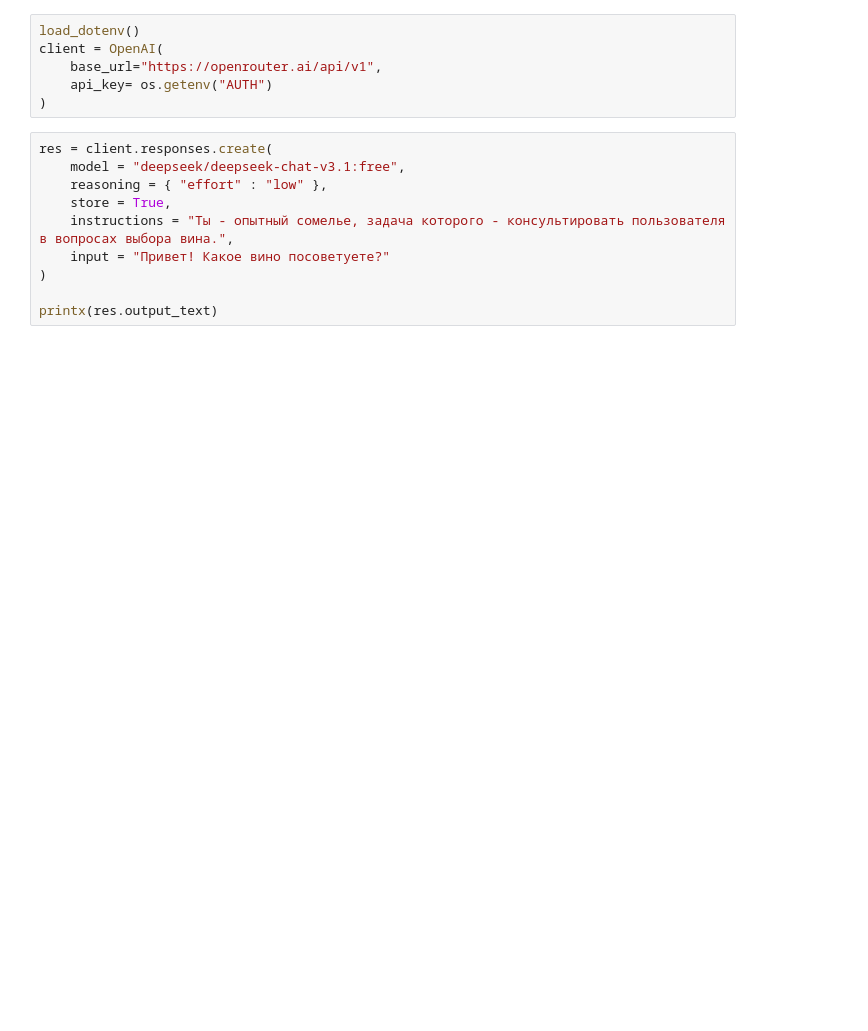
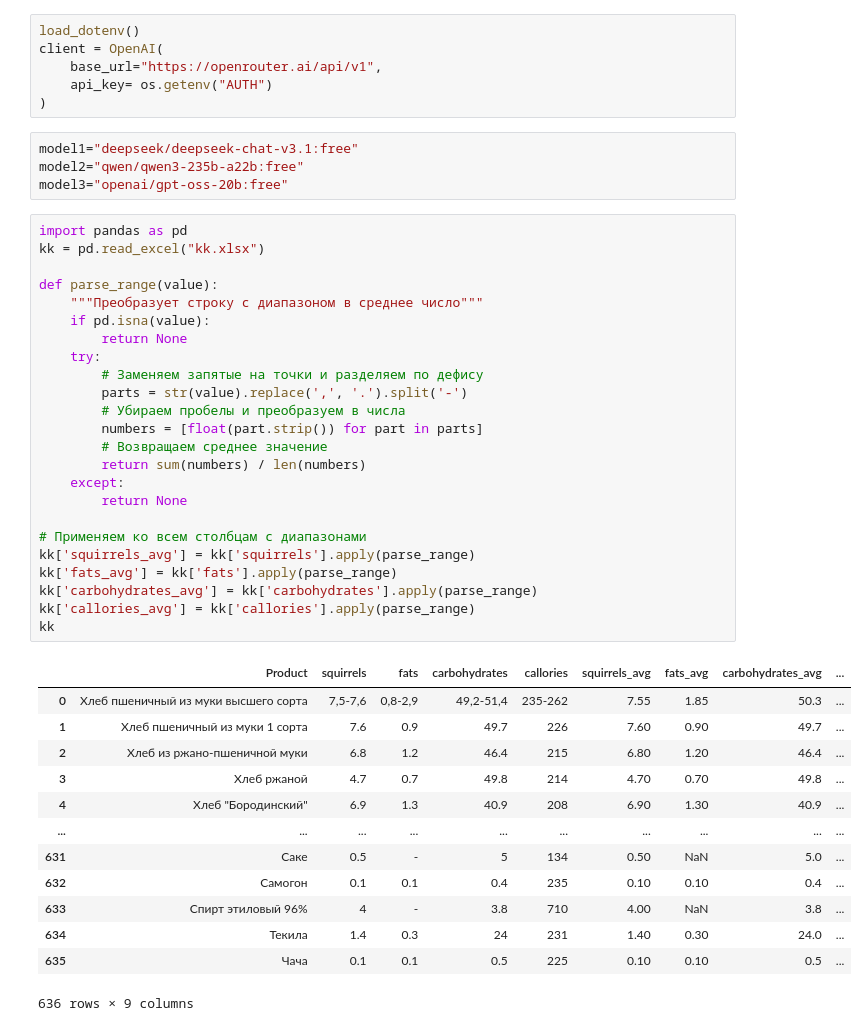
Before and after one commit to vAdimusprog/AI-cook, a Jupyter notebook: main.ipynb, the cells around one changed output. Drawn from its saved outputs; the diff is of its cells as text; blank space fills up the shorter version.

```diff
--- a/main.ipynb
+++ b/main.ipynb
@@ -10,13 +8,45 @@ client = OpenAI(
     base_url="https://openrouter.ai/api/v1",
     api_key= os.getenv("AUTH")
 )
-# %%
-res = client.responses.create(
-    model = "deepseek/deepseek-chat-v3.1:free",
-    reasoning = { "effort" : "low" },
-    store = True,
-    instructions = "Ты - опытный сомелье, задача которого - консультировать пользователя в вопросах выбора вина.",
-    input = "Привет! Какое вино посоветуете?"
-)
-
-printx(res.output_text)
+# %%
+model1="deepseek/deepseek-chat-v3.1:free"
+model2="qwen/qwen3-235b-a22b:free"
+model3="openai/gpt-oss-20b:free"
+# %%
+import pandas as pd
+kk = pd.read_excel("kk.xlsx")
+
+def parse_range(value):
+    """Преобразует строку с диапазоном в среднее число"""
+    if pd.isna(value):
+        return None
+    try:
+        # Заменяем запятые на точки и разделяем по дефису
+        parts = str(value).replace(',', '.').split('-')
+        # Убираем пробелы и преобразуем в числа
+        numbers = [float(part.strip()) for part in parts]
+        # Возвращаем среднее значение
+        return sum(numbers) / len(numbers)
+    except:
+        return None
+
+# Применяем ко всем столбцам с диапазонами
+kk['squirrels_avg'] = kk['squirrels'].apply(parse_range)
+kk['fats_avg'] = kk['fats'].apply(parse_range)
+kk['carbohydrates_avg'] = kk['carbohydrates'].apply(parse_range)
+kk['callories_avg'] = kk['callories'].apply(parse_range)
+kk
+# %% [output]
+|  | Product | squirrels | fats | carbohydrates | callories | squirrels_avg | fats_avg | carbohydrates_avg | ... |
+| 0 | Хлеб пшеничный из муки высшего сорта | 7,5-7,6 | 0,8-2,9 | 49,2-51,4 | 235-262 | 7.55 | 1.85 | 50.3 | ... |
+| 1 | Хлеб пшеничный из муки 1 сорта | 7.6 | 0.9 | 49.7 | 226 | 7.60 | 0.90 | 49.7 | ... |
+| 2 | Хлеб из ржано-пшеничной муки | 6.8 | 1.2 | 46.4 | 215 | 6.80 | 1.20 | 46.4 | ... |
+| 3 | Хлеб ржаной | 4.7 | 0.7 | 49.8 | 214 | 4.70 | 0.70 | 49.8 | ... |
+| 4 | Хлеб "Бородинский" | 6.9 | 1.3 | 40.9 | 208 | 6.90 | 1.30 | 40.9 | ... |
+| ... | ... | ... | ... | ... | ... | ... | ... | ... | ... |
+| 631 | Саке | 0.5 | - | 5 | 134 | 0.50 | NaN | 5.0 | ... |
+| 632 | Самогон | 0.1 | 0.1 | 0.4 | 235 | 0.10 | 0.10 | 0.4 | ... |
+| 633 | Спирт этиловый 96% | 4 | - | 3.8 | 710 | 4.00 | NaN | 3.8 | ... |
+| 634 | Текила | 1.4 | 0.3 | 24 | 231 | 1.40 | 0.30 | 24.0 | ... |
+| 635 | Чача | 0.1 | 0.1 | 0.5 | 225 | 0.10 | 0.10 | 0.5 | ... |
+636 rows × 9 columns
```
Also changed, not shown: parts of 14 cells of this notebook.
